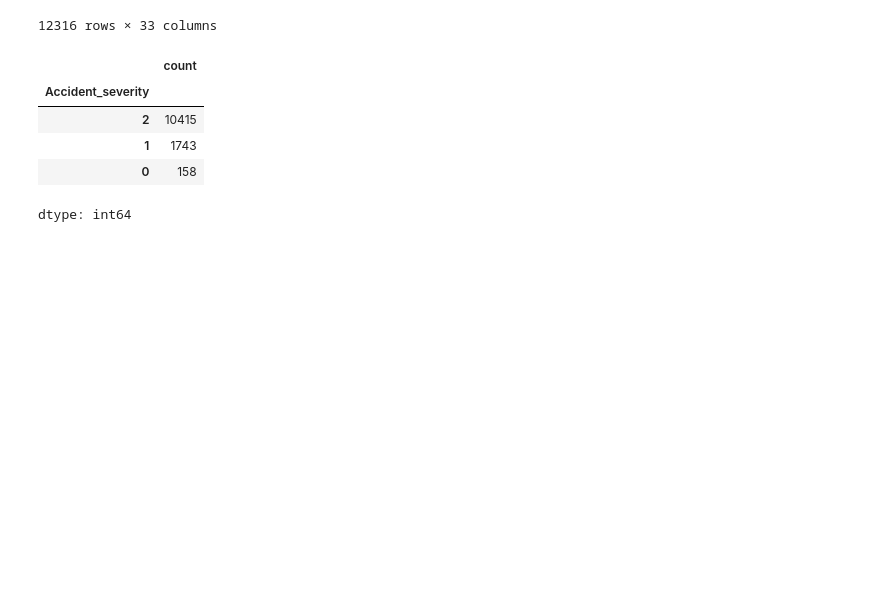
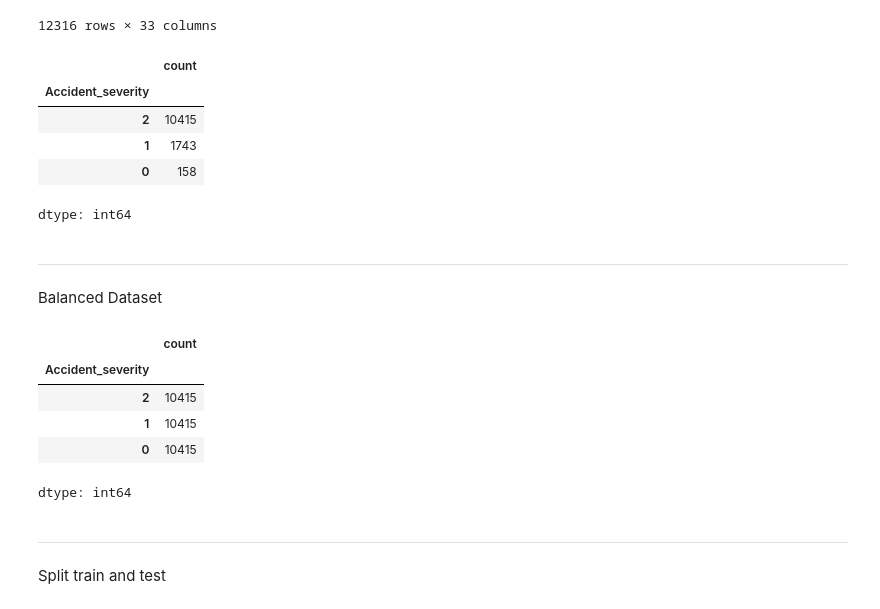
Before and after one commit to ojaspaul123/ML-Experiments, a Jupyter notebook: ML_Projects/Road Accident Prediction/Accident_Prediction.ipynb, the cells around one changed output. Cells and saved outputs as stored; diff of their text form; code cells hidden in the pictures; blank space fills up the shorter version.

Commit message:
updated upto Balanced dataset

```diff
--- a/ML_Projects/Road Accident Prediction/Accident_Prediction.ipynb
+++ b/ML_Projects/Road Accident Prediction/Accident_Prediction.ipynb
@@ -72,3 +72,35 @@ new_df['Accident_severity'].value_counts()
 | 1 | 1743 |
 | 0 | 158 |
 dtype: int64
+# %%
+%%markdown
+---
+Balanced Dataset
+# %% [output]
+---
+Balanced Dataset
+# %%
+from imblearn import over_sampling
+from imblearn.over_sampling import RandomOverSampler
+rm = RandomOverSampler()
+X = new_df.drop('Accident_severity',axis=1)
+y = new_df['Accident_severity']
+
+over_sample = RandomOverSampler(random_state=42)
+X_resampled, y_resampled = over_sample.fit_resample(X, y)
+# %%
+y_resampled.value_counts()
+# %% [output]
+|  | count |
+| Accident_severity |  |
+| 2 | 10415 |
+| 1 | 10415 |
+| 0 | 10415 |
+dtype: int64
+# %%
+%%markdown
+---
+Split train and test
+# %% [output]
+---
+Split train and test
```
